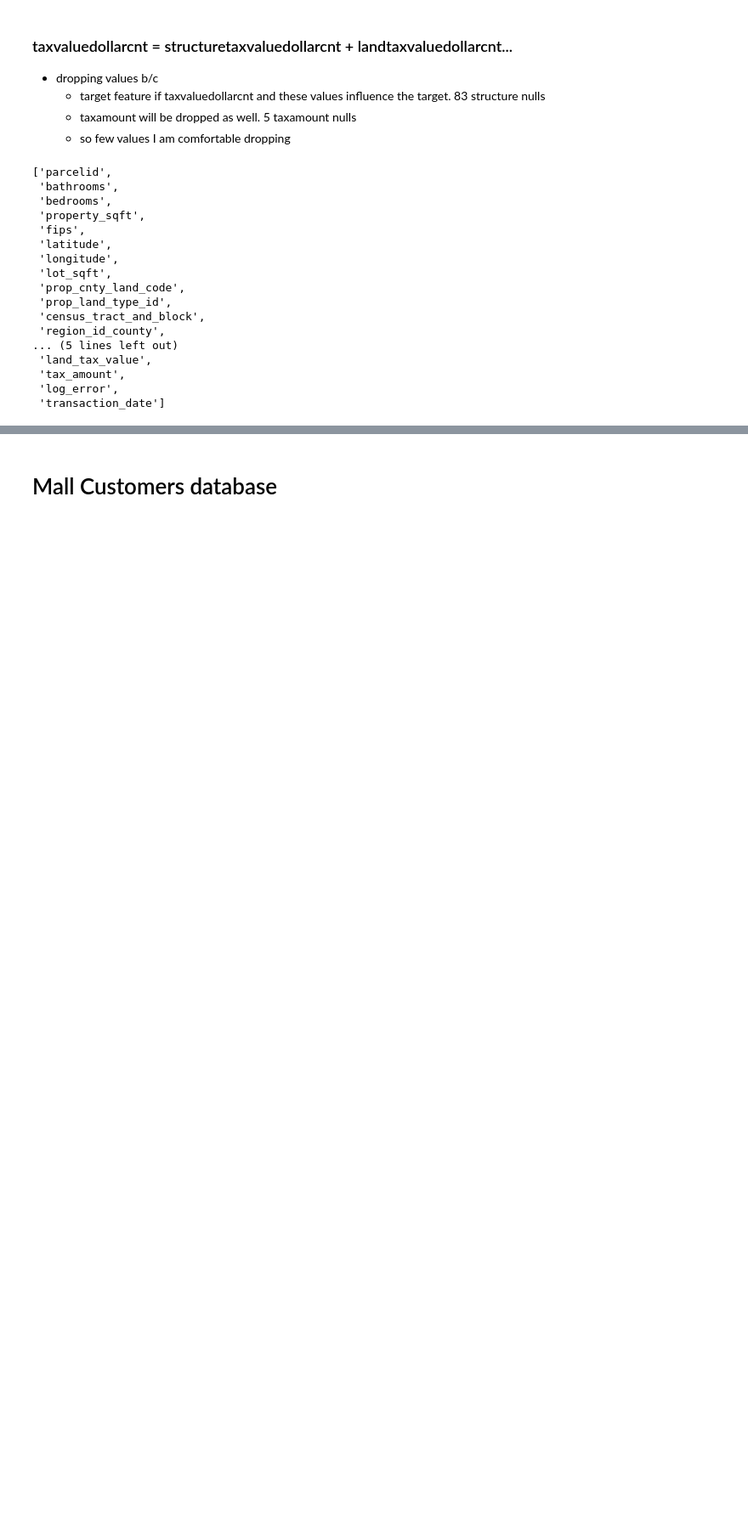
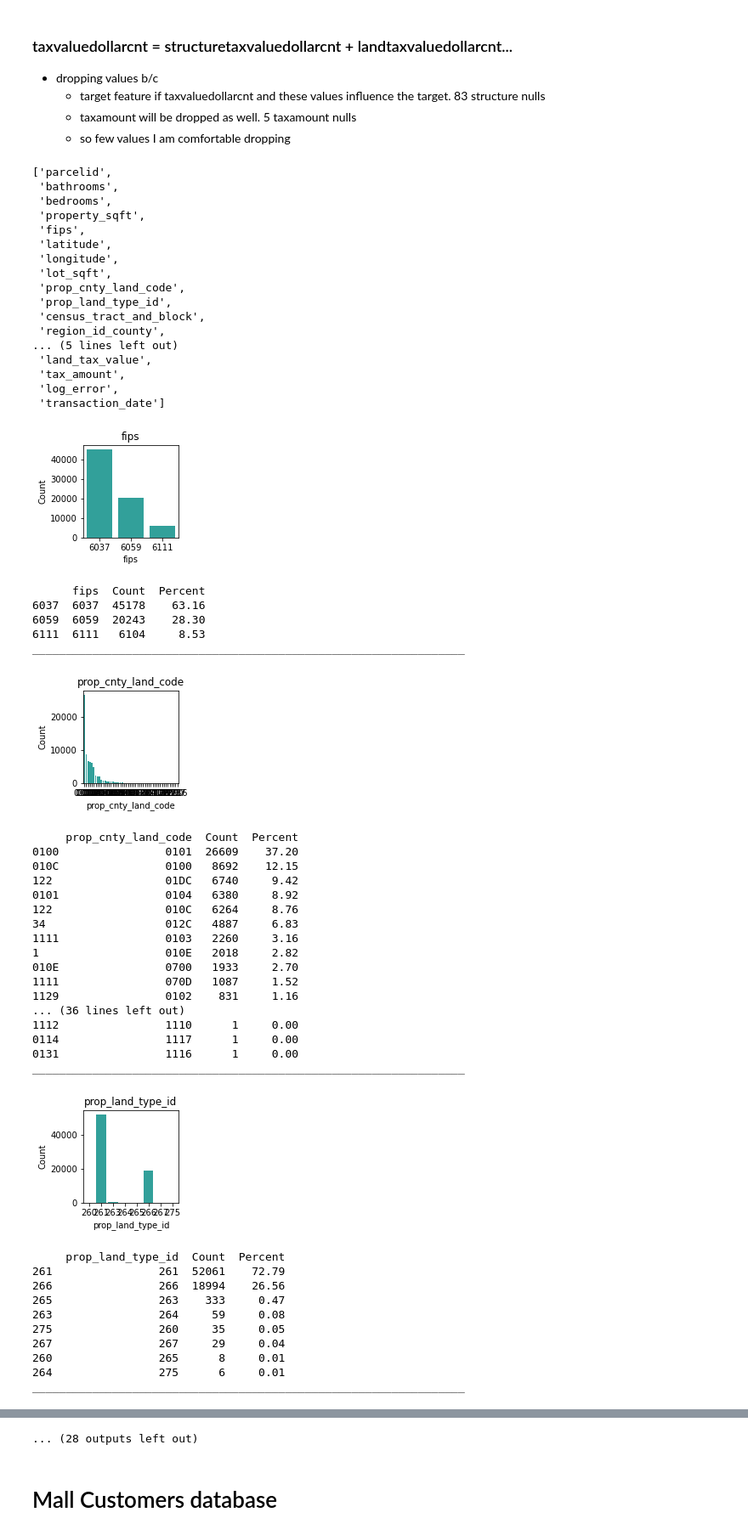
Before and after one commit to mdalton87/clustering-exercises, a Jupyter notebook: zillow.ipynb, the cells around one changed output, grey strips where cells are left out. Shown at 85% size. Cells and saved outputs as stored; diff of their text form; code cells hidden in the pictures; blank space fills up the shorter version.

Commit message:
beginning explore exercises

```diff
--- a/zillow.ipynb
+++ b/zillow.ipynb
@@ -267,3 +271,62 @@ list(df.columns)
  'transaction_date']
 # %%
 # df.columns = ['parcelid', 'bathrooms', 'bedrooms', 'property_sqft', 'fips', 'latitude', 'longitude', 'lot_sqft', 'prop_cnty_land_code', 'prop_land_type_id', 'census_tract_and_block', 'region_id_county', 'unitcnt', 'year_built', 'struct_tax_value', 'tax_value', 'assessment_year', 'land_tax_value', 'tax_amount', 'log_error', 'transaction_date']
+# %%
+cat_vars = ['fips',
+ 'prop_cnty_land_code',
+ 'prop_land_type_id',
+ 'region_id_county']
+quant_vars = ['bathrooms',
+ 'bedrooms',
+ 'property_sqft',
+ 'latitude',
+ 'longitude',
+ 'lot_sqft',
+ 'census_tract_and_block',
+ 'unitcnt',
+ 'year_built',
+ 'struct_tax_value',
+ 'tax_value',
+ 'assessment_year',
+ 'land_tax_value',
+ 'tax_amount',
+ 'log_error',
+ 'transaction_date']
+# %%
+ex.explore_univariate(df, cat_vars, quant_vars)
+# %% [output]
+[figure, added]
+      fips  Count  Percent
+6037  6037  45178    63.16
+6059  6059  20243    28.30
+6111  6111   6104     8.53
+_________________________________________________________________
+[figure, added]
+     prop_cnty_land_code  Count  Percent
+0100                0101  26609    37.20
+010C                0100   8692    12.15
+122                 01DC   6740     9.42
+0101                0104   6380     8.92
+122                 010C   6264     8.76
+34                  012C   4887     6.83
+1111                0103   2260     3.16
+1                   010E   2018     2.82
+010E                0700   1933     2.70
+1111                070D   1087     1.52
+1129                0102    831     1.16
+... (36 lines left out)
+1112                1110      1     0.00
+0114                1117      1     0.00
+0131                1116      1     0.00
+_________________________________________________________________
+[figure, added]
+     prop_land_type_id  Count  Percent
+261                261  52061    72.79
+266                266  18994    26.56
+265                263    333     0.47
+263                264     59     0.08
+275                260     35     0.05
+267                267     29     0.04
+260                265      8     0.01
+264                275      6     0.01
+_________________________________________________________________
@@ -270,3 +359,4 @@ list(df.columns)
+... (28 outputs left out)
 # %% [markdown]
 # Mall Customers database
 # %%
```
Also changed, not shown: parts of 12 cells of this notebook, 3 other files.
